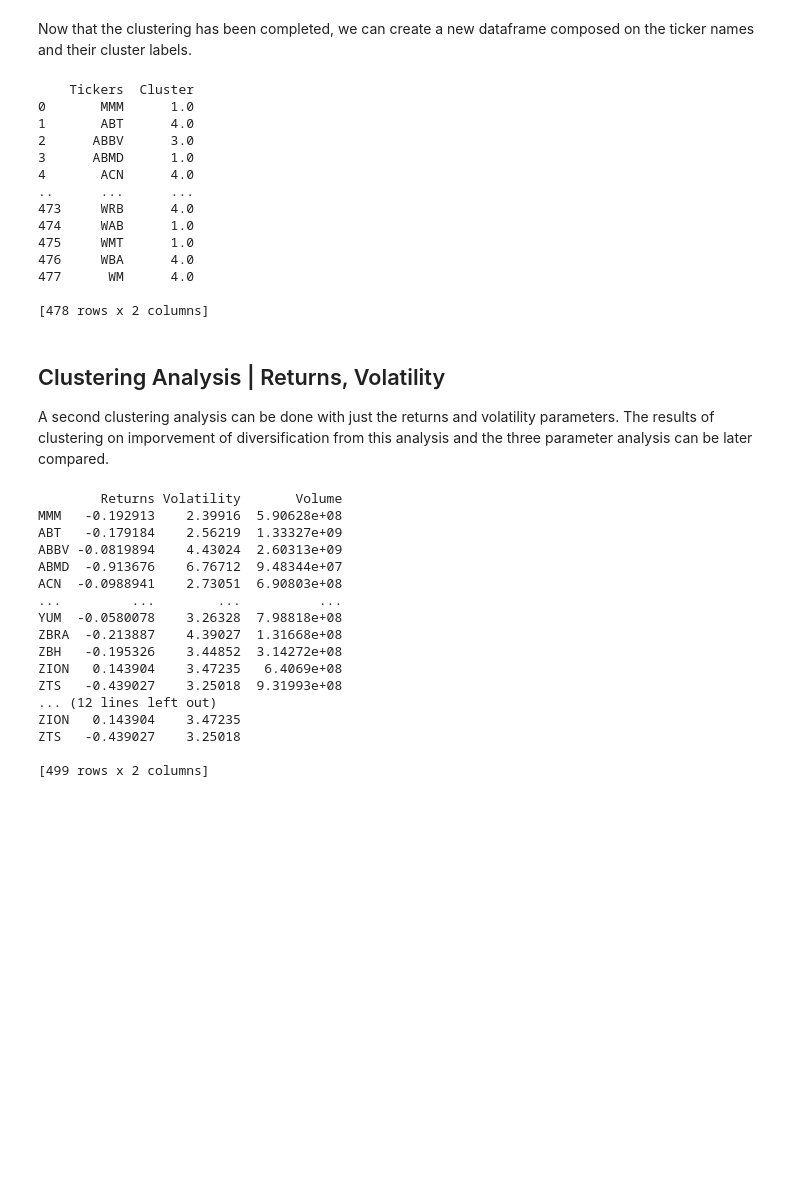
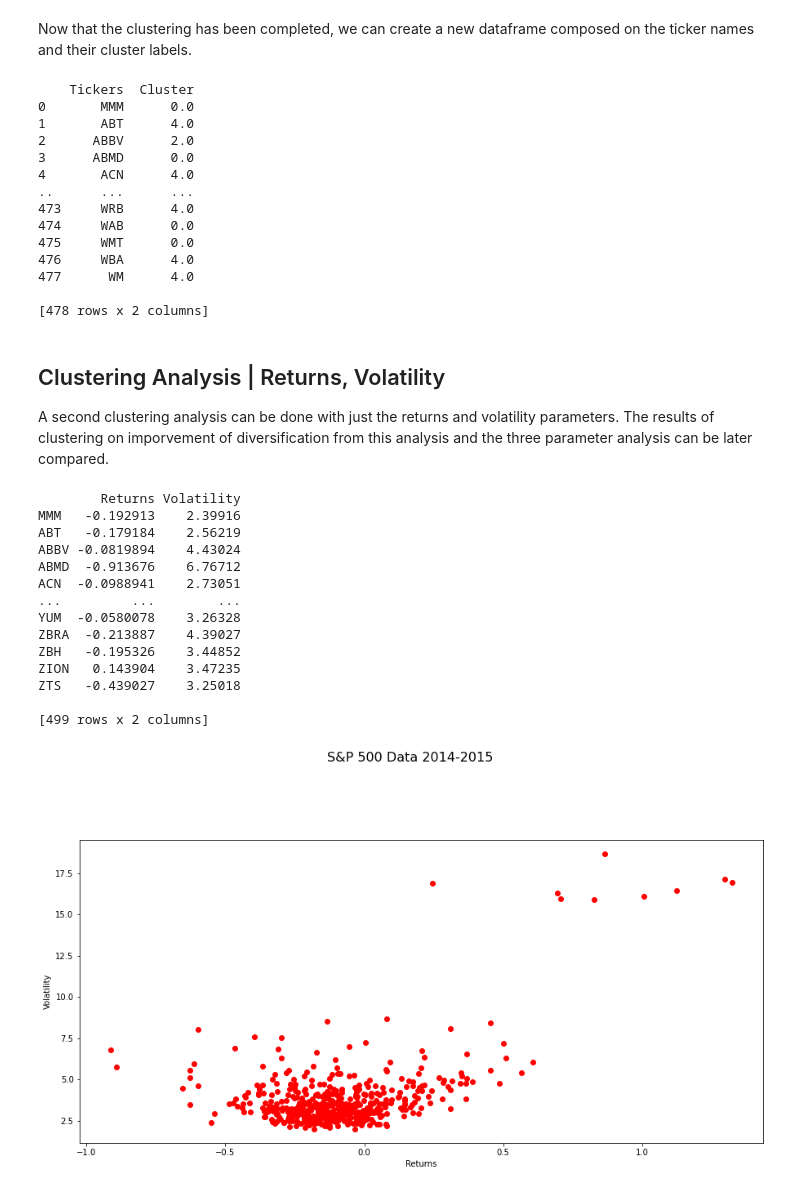
Before and after one commit to CAP4770-group9-project/final-project, a Jupyter notebook: k-means-clustering.ipynb, the cells around one changed output. Saved outputs shown, nothing was run; the diff lists cells and outputs as text; code cells hidden in the pictures; blank space fills up the shorter version.

Commit message:
completed 2 parameter clustering

```diff
--- a/k-means-clustering.ipynb
+++ b/k-means-clustering.ipynb
@@ -513,19 +512,19 @@ Now that the clustering has been completed, we can create a new dataframe compos
 # %%
 tickers = pd.DataFrame(ret_var_vol.index, columns=['Tickers'])
 cluster_labels = pd.DataFrame(kmeans.labels_,columns=['Cluster'])
-labeled_stocks = pd.concat([tickers, cluster_labels],axis = 1).dropna()
-print(labeled_stocks)
+labeled_stocks_3d = pd.concat([tickers, cluster_labels],axis = 1).dropna()
+print(labeled_stocks_3d)
 # %% [output]
     Tickers  Cluster
-0       MMM      1.0
+0       MMM      0.0
 1       ABT      4.0
-2      ABBV      3.0
-3      ABMD      1.0
+2      ABBV      2.0
+3      ABMD      0.0
 4       ACN      4.0
 ..      ...      ...
 473     WRB      4.0
-474     WAB      1.0
-475     WMT      1.0
+474     WAB      0.0
+475     WMT      0.0
 476     WBA      4.0
 477      WM      4.0
 
@@ -537,21 +536,43 @@ A second clustering analysis can be done with just the returns and volatility pa
 # %%
 #generate new dataframe with only two parameters
 ret_var = ret_var_vol.drop(['Volume'], axis=1)
+print(ret_var)
 # %% [output]
-        Returns Volatility       Volume
-MMM   -0.192913    2.39916  5.90628e+08
-ABT   -0.179184    2.56219  1.33327e+09
-ABBV -0.0819894    4.43024  2.60313e+09
-ABMD  -0.913676    6.76712  9.48344e+07
-ACN  -0.0988941    2.73051  6.90803e+08
-...         ...        ...          ...
-YUM  -0.0580078    3.26328  7.98818e+08
-ZBRA  -0.213887    4.39027  1.31668e+08
-ZBH   -0.195326    3.44852  3.14272e+08
-ZION   0.143904    3.47235   6.4069e+08
-ZTS   -0.439027    3.25018  9.31993e+08
-... (12 lines left out)
+        Returns Volatility
+MMM   -0.192913    2.39916
+ABT   -0.179184    2.56219
+ABBV -0.0819894    4.43024
+ABMD  -0.913676    6.76712
+ACN  -0.0988941    2.73051
+...         ...        ...
+YUM  -0.0580078    3.26328
+ZBRA  -0.213887    4.39027
+ZBH   -0.195326    3.44852
 ZION   0.143904    3.47235
 ZTS   -0.439027    3.25018
 
 [499 rows x 2 columns]
+# %%
+#first plot data
+from mpl_toolkits.mplot3d import Axes3D
+import matplotlib.pyplot as plt
+
+fig = plt.figure(figsize=(15,15))
+ax = fig.add_subplot(2 ,1 ,1)
+fig.suptitle('S&P 500 Data 2014-2015', fontsize=16)
+
+x = list(ret_var_vol['Returns'].dropna().values)
+y = list(ret_var_vol['Volatility'].dropna().values)
+
+#print(x, "\n", len(x))
+#print(y, "\n", len(y))
+#print(z, "\n", len(z))
+
+ax.scatter(x, y, c='r', marker='o')
+
+ax.set_xlabel('Returns')
+ax.set_ylabel('Volatility')
+
+plt.show()
+# %% [output]
+[figure, added]
```
Also changed, not shown: parts of 14 cells of this notebook.
